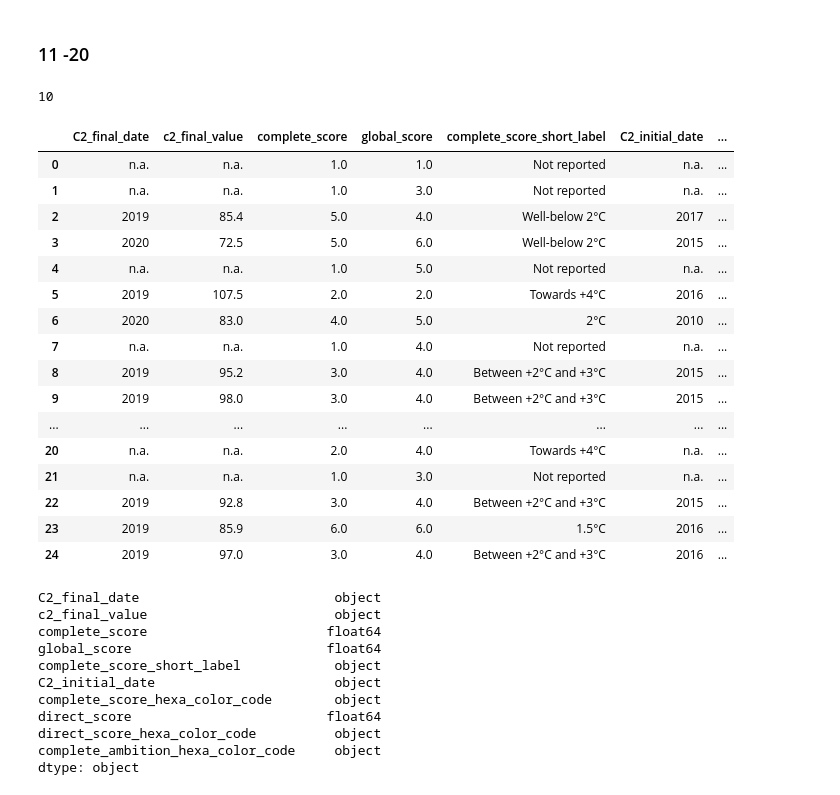
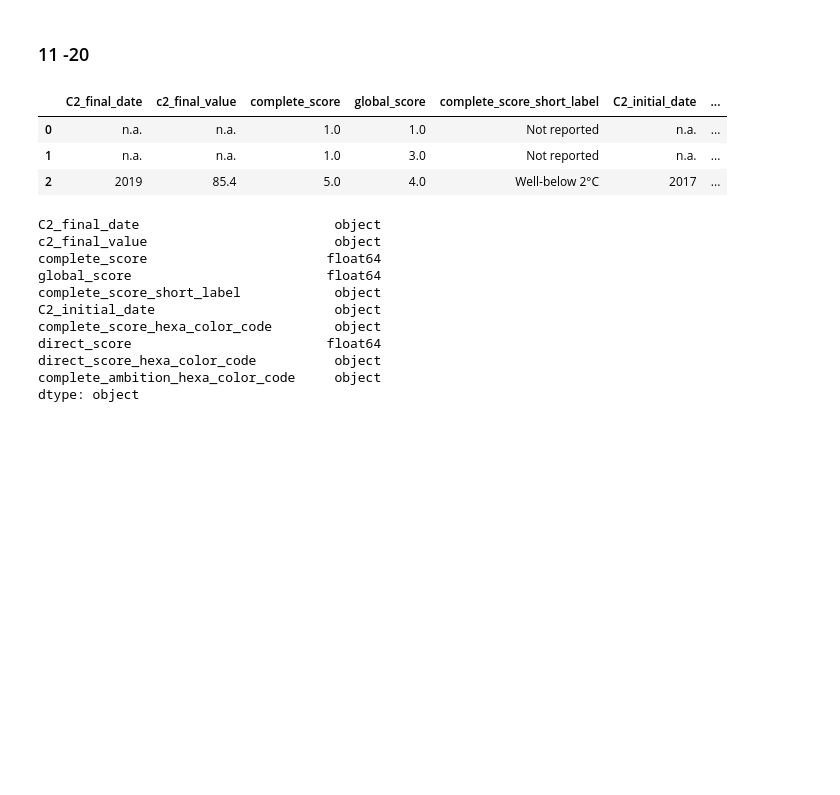
Before and after one commit to dataforgoodfr/batch10_notaclimat, a Jupyter notebook: data_engineering/data_engineering_1.ipynb, the cells around one changed output. Drawn from its saved outputs; the diff is of its cells as text; code cells hidden in the pictures; blank space fills up the shorter version.

```diff
--- a/data_engineering/data_engineering_1.ipynb
+++ b/data_engineering/data_engineering_1.ipynb
@@ -33,3 +33,4 @@ df_marques_by_cat = pd.read_excel(xls, 'Table Marques par catégorie')
 
 # Create a dataframe that will contain all the variables
 df_final = df_companies_data.copy(deep=True)
+list_groups = df_final["Group"]
@@ -456,5 +457,21 @@ df_marques_by_cat
 # %%
-## TODO !!!!
+# First need to change the type to be a string otherwise it creates problems
+df_final[["Cat 1 amount","Cat 2 amount","Cat 3 amount","Cat 4 amount","Cat 5 amount","Cat 6 amount"]] = df_final[["Cat 1 amount","Cat 2 amount","Cat 3 amount","Cat 4 amount","Cat 5 amount","Cat 6 amount"]].astype(str)
+
+
+list_cat_names = []
+list_cat_emissions = []
+list_cat_hover = []
+
+for (k,group) in enumerate(list_groups):
+    list_cat_names.append(",".join(list(df_final.loc[k,["Cat 1 name","Cat 2 name","Cat 3 name","Cat 4 name","Cat 5 name","Cat 6 name"]])))
+    list_cat_emissions.append(",".join(list(df_final.loc[k,["Cat 1 amount","Cat 2 amount","Cat 3 amount","Cat 4 amount","Cat 5 amount","Cat 6 amount"]])))
+    list_cat_hover.append(",".join(list(df_final.loc[k,["Wording interactive 1","Wording interactive 2","Wording interactive 3","Wording interactive 4","Wording interactive 5","Wording interactive 6"]])))
+
+
+df_final["emissions_category_name"] = list_cat_names
+df_final["emissions_category_amount"] = list_cat_emissions
+df_final["emissions_category_hover"] = list_cat_names
 # %% [markdown]
 # Renaming and final modifications
 # %% [markdown]
@@ -611,30 +630,13 @@ dtype: object
 list_check=["C2_final_date","c2_final_value","complete_score","global_score","complete_score_short_label",
                           "C2_initial_date","complete_score_hexa_color_code","direct_score","direct_score_hexa_color_code",
                           "complete_ambition_hexa_color_code"]
-# %%
-len(list_check)
-# %% [output]
-10
 # %%
-df_data_viz[list_check]
+df_data_viz[list_check].head(3)
 # %% [output]
 |  | C2_final_date | c2_final_value | complete_score | global_score | complete_score_short_label | C2_initial_date | ... |
 | 0 | n.a. | n.a. | 1.0 | 1.0 | Not reported | n.a. | ... |
 | 1 | n.a. | n.a. | 1.0 | 3.0 | Not reported | n.a. | ... |
 | 2 | 2019 | 85.4 | 5.0 | 4.0 | Well-below 2°C | 2017 | ... |
-| 3 | 2020 | 72.5 | 5.0 | 6.0 | Well-below 2°C | 2015 | ... |
-| 4 | n.a. | n.a. | 1.0 | 5.0 | Not reported | n.a. | ... |
-| 5 | 2019 | 107.5 | 2.0 | 2.0 | Towards +4°C | 2016 | ... |
-| 6 | 2020 | 83.0 | 4.0 | 5.0 | 2°C | 2010 | ... |
-| 7 | n.a. | n.a. | 1.0 | 4.0 | Not reported | n.a. | ... |
-| 8 | 2019 | 95.2 | 3.0 | 4.0 | Between +2°C and +3°C | 2015 | ... |
-| 9 | 2019 | 98.0 | 3.0 | 4.0 | Between +2°C and +3°C | 2015 | ... |
-| ... | ... | ... | ... | ... | ... | ... | ... |
-| 20 | n.a. | n.a. | 2.0 | 4.0 | Towards +4°C | n.a. | ... |
-| 21 | n.a. | n.a. | 1.0 | 3.0 | Not reported | n.a. | ... |
-| 22 | 2019 | 92.8 | 3.0 | 4.0 | Between +2°C and +3°C | 2015 | ... |
-| 23 | 2019 | 85.9 | 6.0 | 6.0 | 1.5°C | 2016 | ... |
-| 24 | 2019 | 97.0 | 3.0 | 4.0 | Between +2°C and +3°C | 2016 | ... |
 # %%
 df_data_viz[list_check].dtypes
 # %% [output]
```
Also changed, not shown: parts of 11 cells of this notebook, 1 other file.
